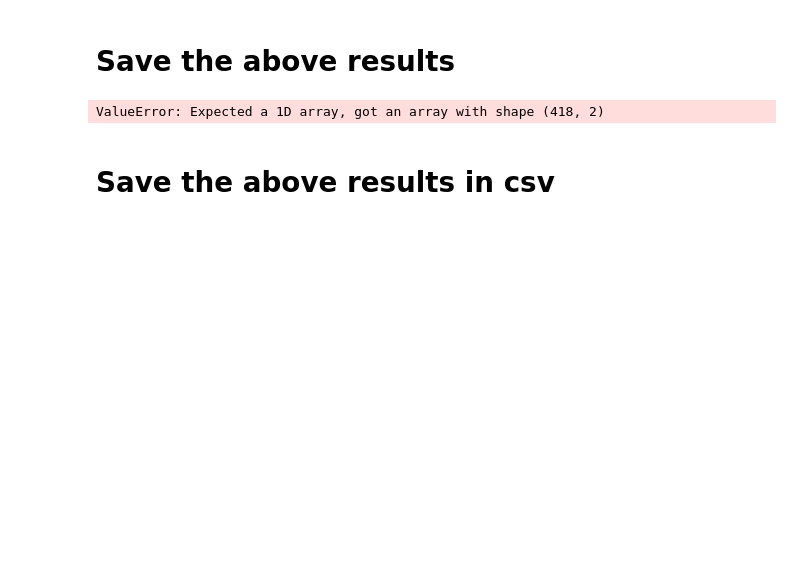
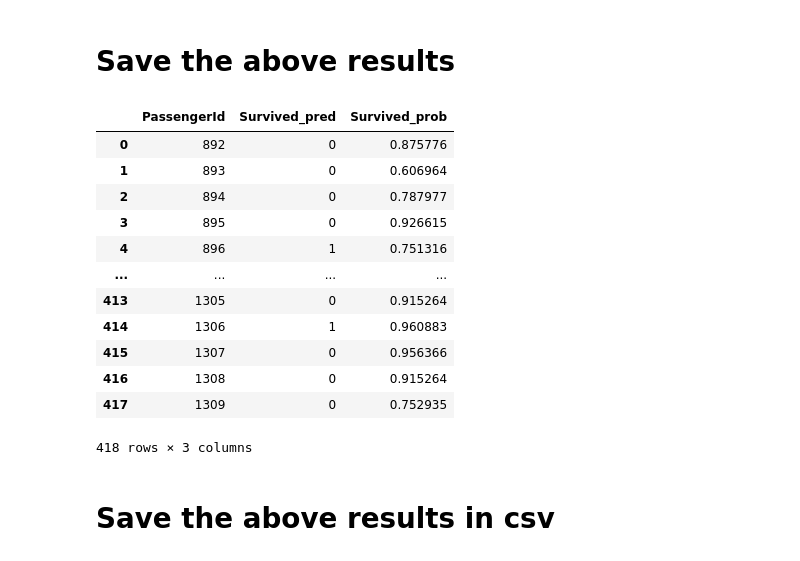
Before and after one commit to SameerBhor/VSCode-thu_fri, a Jupyter notebook: Gradient Bossting Classification/GBC.ipynb, the cells around one changed output. Drawn from its saved outputs; the diff is of its cells as text; code cells hidden in the pictures; blank space fills up the shorter version.

```diff
--- a/Gradient Bossting Classification/GBC.ipynb
+++ b/Gradient Bossting Classification/GBC.ipynb
@@ -386,0 +387,4 @@ array([[0.94035948, 0.05964052],
+# %%
+import numpy as np
+max_prob = np.max(prob , axis=1)
+max_prob
@@ -389,8 +411,22 @@ array([[0.94035948, 0.05964052],
 # %%
 df_final = xnew[['PassengerId']]
 df_final['Survived_pred']= preds
-df_final['Survived_prob']= prob
+df_final['Survived_prob']= max_prob
-# %% [output]
-ValueError: Expected a 1D array, got an array with shape (418, 2)
+# %%
+df_final
+# %% [output]
+|  | PassengerId | Survived_pred | Survived_prob |
+| 0 | 892 | 0 | 0.875776 |
+| 1 | 893 | 0 | 0.606964 |
+| 2 | 894 | 0 | 0.787977 |
+| 3 | 895 | 0 | 0.926615 |
+| 4 | 896 | 1 | 0.751316 |
+| ... | ... | ... | ... |
+| 413 | 1305 | 0 | 0.915264 |
+| 414 | 1306 | 1 | 0.960883 |
+| 415 | 1307 | 0 | 0.956366 |
+| 416 | 1308 | 0 | 0.915264 |
+| 417 | 1309 | 0 | 0.752935 |
+418 rows × 3 columns
 # %% [markdown]
 # Save the above results in csv
```
Also changed, not shown: parts of 13 cells of this notebook, 1 other file.
